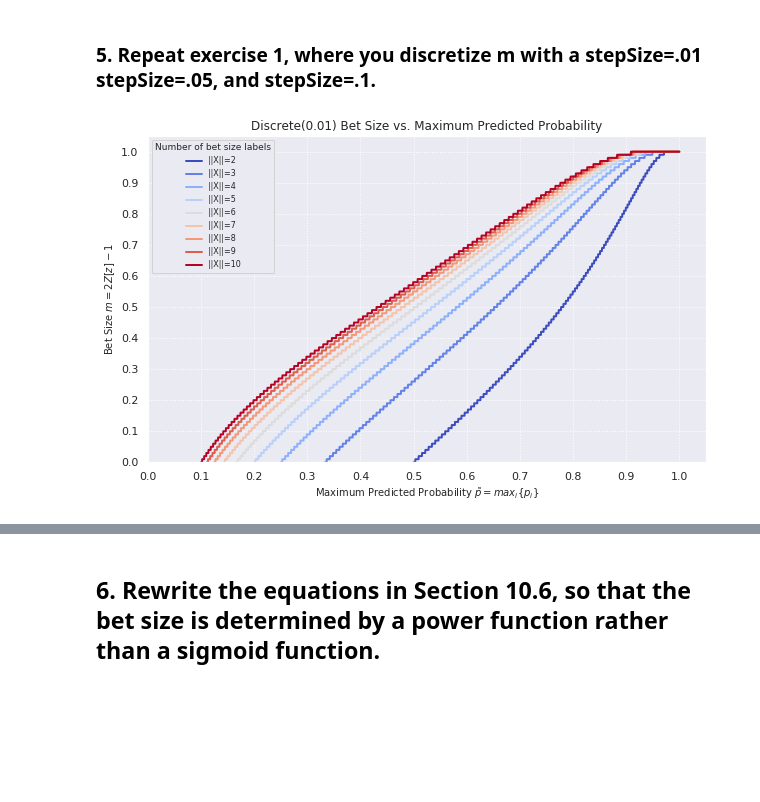
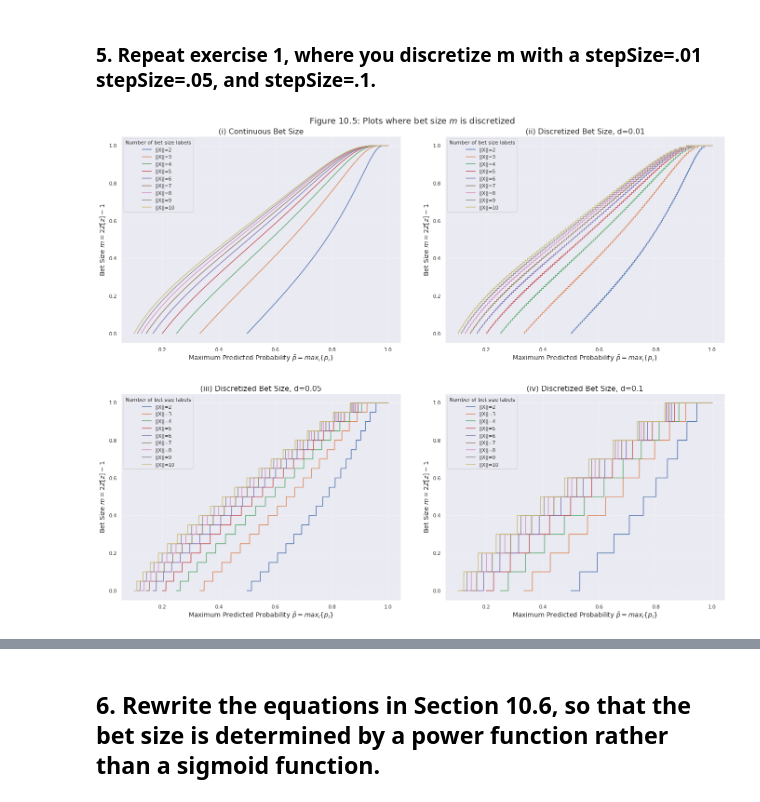
Before and after one commit to jo-cho/advances_in_financial_machine_learning, a Jupyter notebook: Chapter_10.ipynb, the cells around one changed output, grey strips where cells are left out. Saved outputs shown, nothing was run; the diff lists cells and outputs as text; code cells hidden in the pictures; blank space fills up the shorter version.

```diff
--- a/Chapter_10.ipynb
+++ b/Chapter_10.ipynb
@@ -433,5 +419,6 @@ c.head()
 dtype: int64
 # %%
-df_events2['c_t'] = c
-df_events2.head()
+df_events_4 = df_events.copy()
+df_events_4['c_t'] = c
+df_events_4.head()
 # %% [output]
@@ -451,0 +450,8 @@ I'll just skip this one
+# %%
+# compute the first 5 centered moments
+# ======================================================
+print(f"Mean (first raw moment): {df_events_4.c_t.mean()}")
+print("First 5 centered moments")
+mmnts = [moment(df_events_4.c_t.to_numpy(), moment=i) for i in range(1, 6)]
+for i, mnt in enumerate(mmnts):
+    print(f"E[r^{i+1}] = {mnt}")
@@ -451,0 +466,6 @@ I'll just skip this one
+# %%
+# Calculate raw moments from centered moments
+# ======================================================
+raw_mmnts = rawMoment(central_moments=mmnts, dist_mean=df_events_4.c_t.mean())
+for i, mnt in enumerate(raw_mmnts):
+    print(f"E_Raw[r^{i+1}]={mnt}")
@@ -531,35 +612,41 @@ def discreteSignal(signal0,stepSize):
   return signal1
 # %%
 # exercise 1
-# This code is cloned from github.com/hudson-and-thames/research
+listX = range(2, 11)  # array of IIXII
+n = 10000
 
-num_classes_list = [i for i in range(2, 11, 1)]  # array of number of classes, 2 to 10
-n = 10000  # number of points to plot
+fig_10_5, ax_10_5 = plt.subplots(2, 2, figsize=(20, 16))
+ax_10_5 = fig_10_5.get_axes()
+d_list = [None, 0.01, 0.05, 0.1]
+sub_fig_num = ['i', 'ii', 'iii', 'iv']
 
-stepSize = 0.01
+for i, axi in enumerate(ax_10_5):
+    #colors = iter(cm.coolwarm(np.linspace(0,1,len(num_classes_list))))
+    for X in listX:
+        d = d_list[i]
+        # possible range for maximum predicted probability, [1/||X||, 1]
+        P = np.linspace( 1/X, 1, n, endpoint=False)  # range of maximum predicted probabilities to plot
+        z = (P - 1/X) / (P*(1-P))**0.5
+        m = 2 * norm.cdf(z) - 1
+        if not isinstance(d, type(None)):
+            m = (m/d).round()*d
+        axi.plot(P, m, label=f"||X||={X}")
 
-colors = iter(cm.coolwarm(np.linspace(0,1,len(num_classes_list))))
+    axi.set_ylabel("Bet Size $m=2Z[z]-1$", fontsize=14)
+    axi.set_xlabel(r"Maximum Predicted Probability $\tilde{p}=max_i${$p_i$}", fontsize=14)
+    #axi.set_xticks([0.1*i for i in range(11)])
+    #axi.set_yticks([0.1*i for i in range(11)])
+    axi.legend(loc="upper left", fontsize=10, title="Number of bet size labels", title_fontsize=11)
+    #axi.set_ylim((0,1.05))
+    #axi.set_xlim((0, 1.05))
+    if not isinstance(d, type(None)):
+        axi.set_title(f"({sub_fig_num[i]}) Discretized Bet Size, d={d}", fontsize=16)
+    else:
+        axi.set_title(f"({sub_fig_num[i]}) Continuous Bet Size", fontsize=16)
+    axi.grid(linewidth=1, linestyle=':')
 
-fig_10_5, ax_10_5 = plt.subplots(figsize=(10, 6))
-
-for num_classes in num_classes_list:
-    min_prob, max_prob = 1 / num_classes, 1  # possible range for maximum predicted probability, [1/||X||, 1] !!!그렇단다
-    P = np.linspace(min_prob, max_prob, n, endpoint=False)  # range of maximum predicted probabilities to plot
-    z = (P - min_prob) / (P*(1-P))**0.5
-    m = 2 * norm.cdf(z) - 1
-    discrete_m = discreteSignal(m,stepSize) ## discretized
-    ax_10_5.plot(P, discrete_m, label=f"||X||={num_classes}", linewidth=2, alpha=1, color=colors.__next__())
-
-ax_10_5.set_ylabel("Bet Size $m=2Z[z]-1$", fontsize=10)
-ax_10_5.set_xlabel(r"Maximum Predicted Probability $\tilde{p}=max_i${$p_i$}", fontsize=10)
-ax_10_5.set_title("Discrete(0.01) Bet Size vs. Maximum Predicted Probability", fontsize=12)
-ax_10_5.set_xticks([0.1*i for i in range(11)])
-ax_10_5.set_yticks([0.1*i for i in range(11)])
-ax_10_5.legend(loc="upper left", fontsize=8, title="Number of bet size labels", title_fontsize=9)
-ax_10_5.set_ylim((0,1.05))
-ax_10_5.set_xlim((0, 1.05))
-ax_10_5.grid(linewidth=1, linestyle=':')
-
+fig_10_5.suptitle("Figure 10.5: Plots where bet size $m$ is discretized", fontsize=18)
+fig_10_5.tight_layout(pad=4)
 plt.show()
 # %% [output]
-[figure, old version]
+[figure, new version]
```
Also changed, not shown: parts of 70 cells of this notebook.
